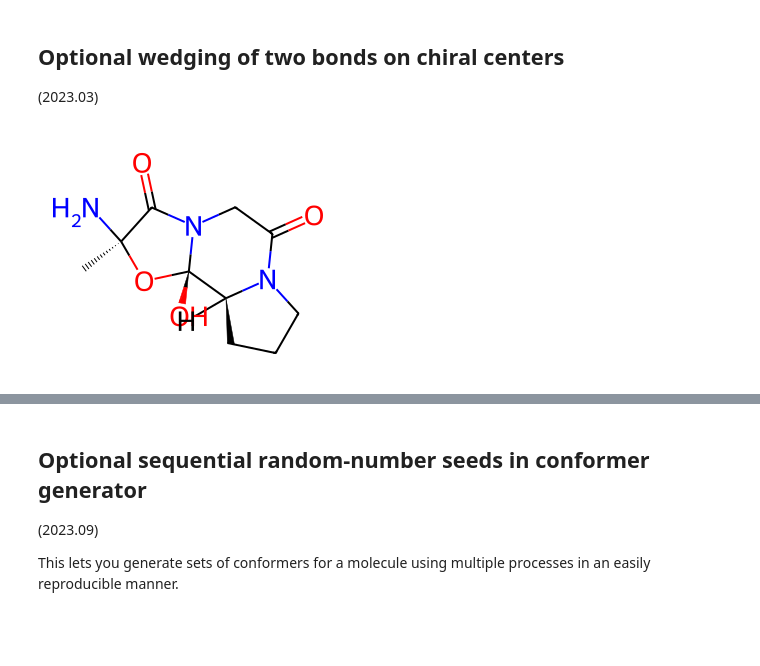
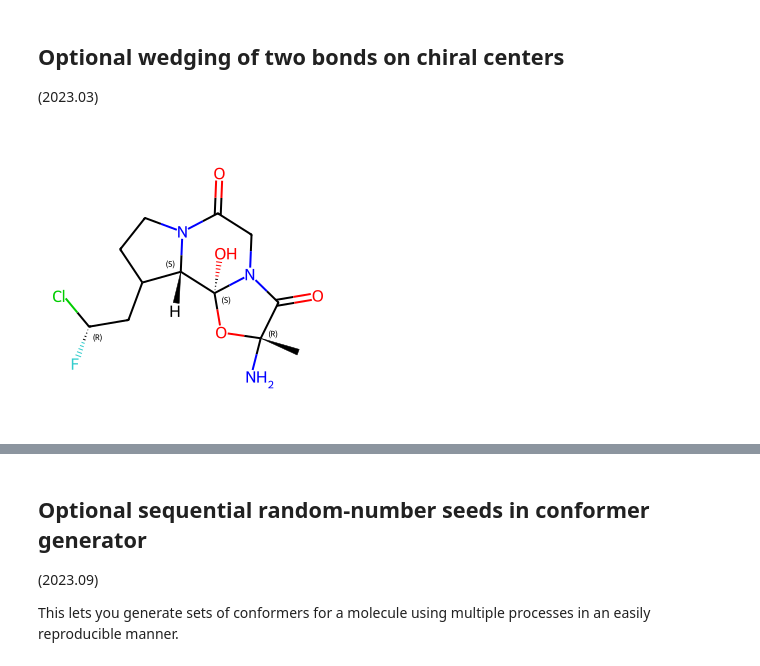
Before and after one commit to rdkit/UGM_2023, a Jupyter notebook: Notebooks/Landrum_WhatsNew.ipynb, the cells around one changed output, grey strips where cells are left out. Saved outputs shown, nothing was run; the diff lists cells and outputs as text; code cells hidden in the pictures; blank space fills up the shorter version.

```diff
--- a/Notebooks/Landrum_WhatsNew.ipynb
+++ b/Notebooks/Landrum_WhatsNew.ipynb
@@ -1647,9 +1847,12 @@ print(xqm.ToJSON())
 ## Optional wedging of two bonds on chiral centers
 (2023.03)
 # %%
-m = Chem.MolFromSmiles('[H][C@@]12CCCN1C(=O)CN1C(=O)[C@](C)(N)O[C@]12O')
-rdDepictor.Compute2DCoords(m)
-Chem.WedgeMolBonds(m,m.GetConformer())
-m
+from rdkit.Chem import Draw
+m = Chem.MolFromSmiles('[H][C@@]12C(C[C@H](F)Cl)CCN1C(=O)CN1C(=O)[C@](C)(N)O[C@]12O')
+mh = Draw.PrepareMolForDrawing(m, wedgeBonds=False)
+
+# default behavior:
+Chem.WedgeMolBonds(mh,mh.GetConformer())
+mh
 # %% [output]
-[figure, old version]
+[figure, new version]
```
Also changed, not shown: parts of 38 cells of this notebook.
